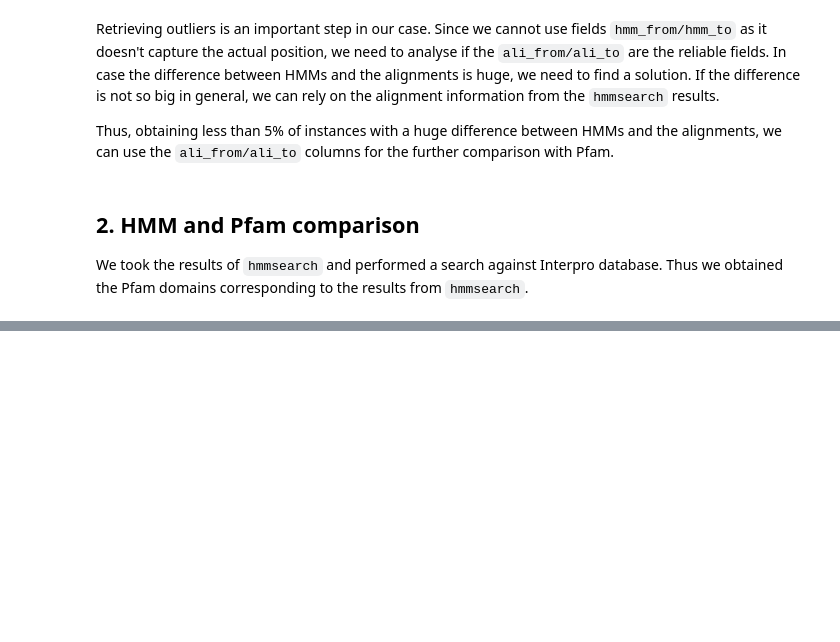
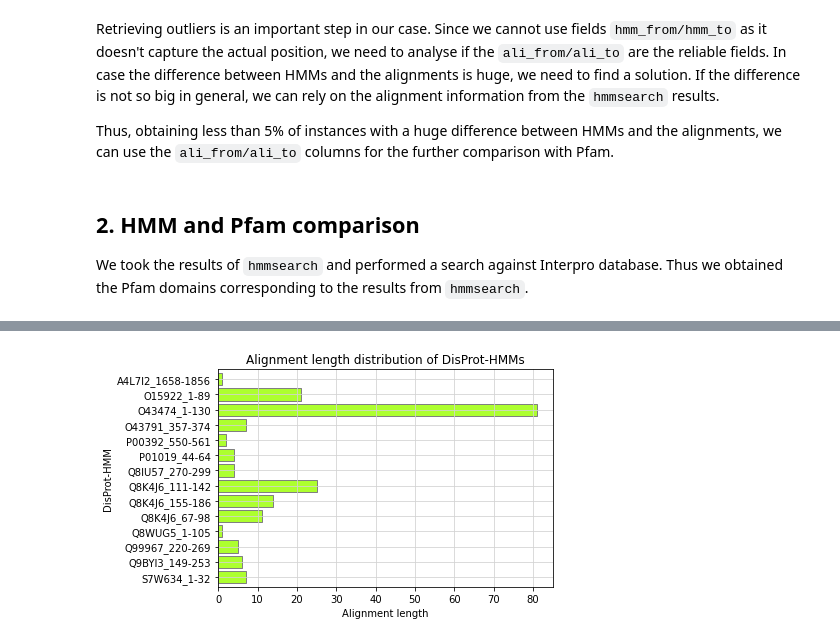
Before and after one commit to AlyaHarvelle/HMMER, a Jupyter notebook: hmm_analysis.ipynb, the cells around one changed output, grey strips where cells are left out. Saved outputs shown, nothing was run; the diff lists cells and outputs as text; code cells hidden in the pictures; blank space fills up the shorter version.

```diff
--- a/hmm_analysis.ipynb
+++ b/hmm_analysis.ipynb
@@ -273,0 +253,4 @@ plt.show()
+# %%
+# Create a df of non-overlapping DisProt-HMMs
+dis_non_overl_df = pfam_clustal[pfam_clustal['hmm_id'].isin(disprot_hmms_no_overl)]
+dis_non_overl_df.head()
@@ -273,0 +265,11 @@ plt.show()
+# %%
+# Barplot of alignment length of DisProt-HMM
+disprot_counts = dis_non_overl_df.groupby('hmm_id')['ali_length'].nunique().sort_index(ascending=False)
+disprot_counts.plot(kind='barh', color='greenyellow', edgecolor='gray', width=0.8)
+plt.xlabel('Alignment length')
+plt.ylabel('DisProt-HMM')
+plt.title('Alignment length distribution of DisProt-HMMs')
+plt.grid(color='lightgray')
+plt.show()
+# %% [output]
+[figure, added]
```
Also changed, not shown: parts of 18 cells of this notebook.
